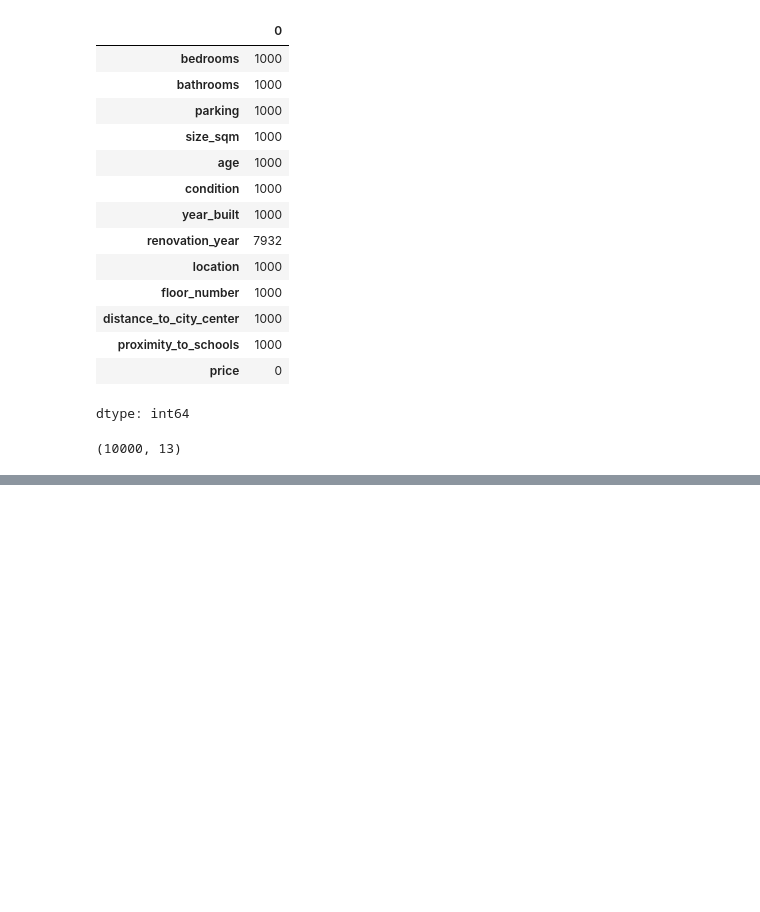
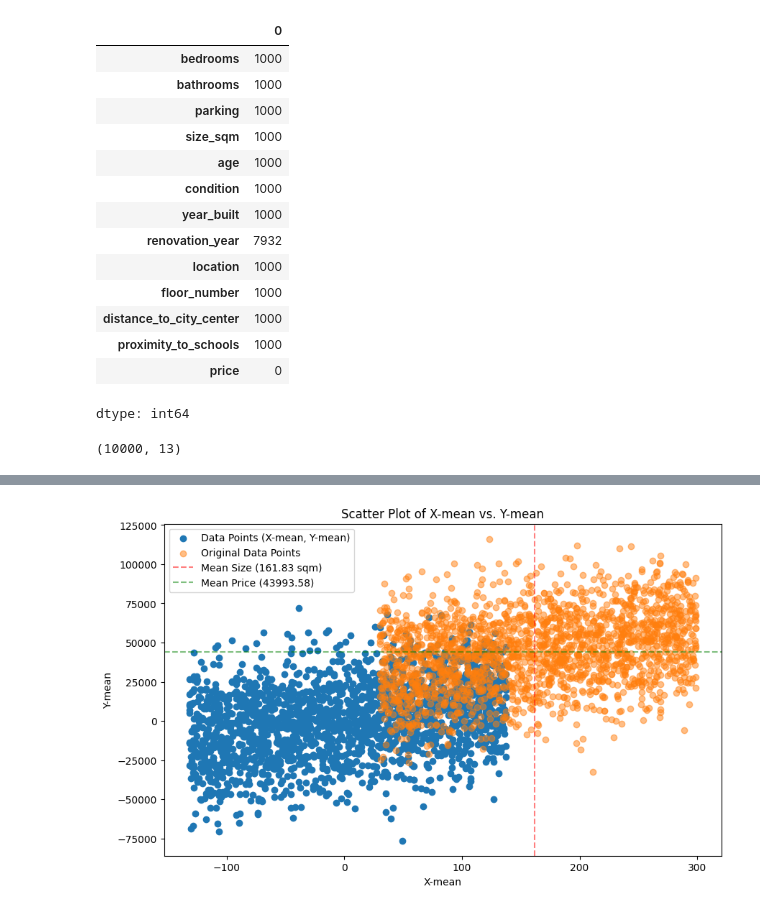
Before and after one commit to YopaNelly/AI-ML-Basics, a Jupyter notebook: Correlation_Analysis.ipynb, the cells around one changed output, grey strips where cells are left out. Cells and saved outputs as stored; diff of their text form; code cells hidden in the pictures; blank space fills up the shorter version.

```diff
--- a/Correlation_Analysis.ipynb
+++ b/Correlation_Analysis.ipynb
@@ -153,0 +188,23 @@ See the caveats in the documentation: https://pandas.pydata.org/pandas-docs/stab
+# %%
+# Create the scatter plot
+plt.figure(figsize=(10, 6))
+plt.scatter(new_df['X-mean'], new_df['Y-mean'], label='Data Points (X-mean, Y-mean)')
+
+
+plt.xlabel('X-mean')
+plt.ylabel('Y-mean')
+plt.title('Scatter Plot of X-mean vs. Y-mean')
+# plt.grid(True)
+plt.legend() # Show the legend
+
+
+# Add the previous plot elements for comparison
+plt.scatter(new_df['size_sqm'], new_df['price'], label='Original Data Points', alpha=0.5)  # alpha for transparency
+plt.axvline(x=mean_size_sqm, color='red', linestyle='--', label=f'Mean Size ({mean_size_sqm:.2f} sqm)', alpha=0.5)
+plt.axhline(y=mean_price, color='green', linestyle='--', label=f'Mean Price ({mean_price:.2f})', alpha=0.5)
+
+plt.legend() # Show the legend
+
+plt.show()
+# %% [output]
+[figure, added]
```
Also changed, not shown: parts of 20 cells of this notebook.
